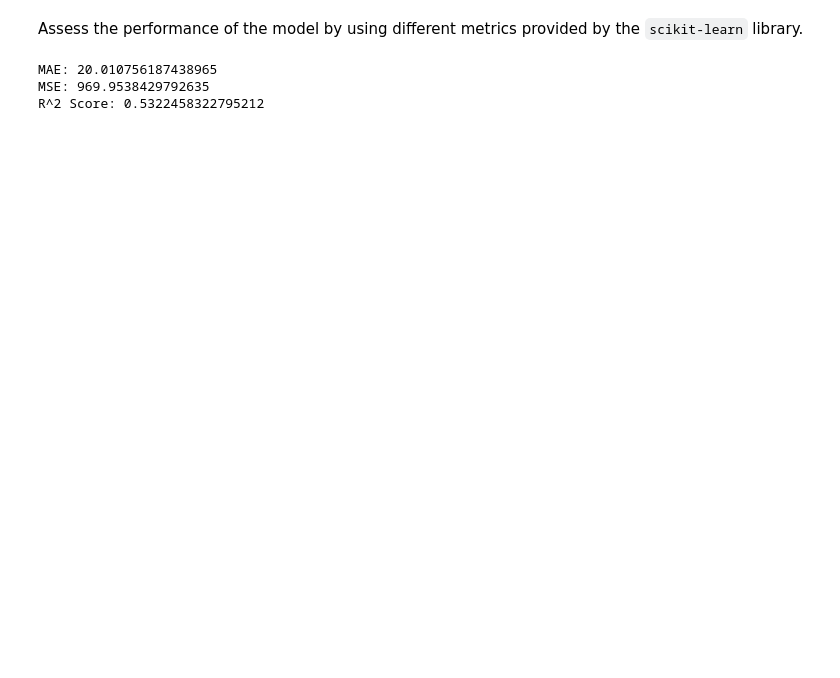
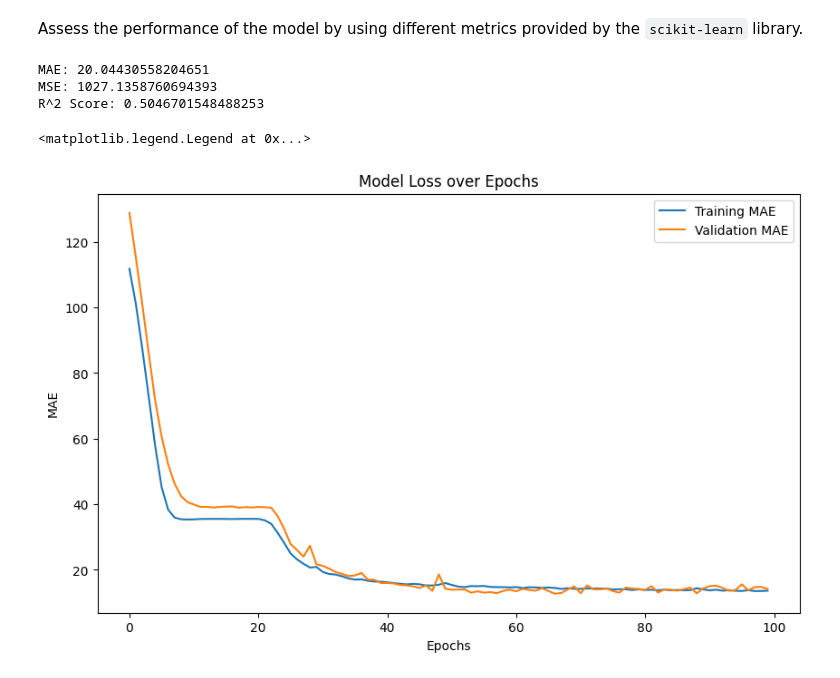
Before and after one commit to Fazlibeqir/Voved-Vo-Nauka-Za-Podatoci, a Jupyter notebook: Lab3/main/13.12.2024 5/Laboratory Exercise 3 - 13.12.2024 - 1700.ipynb, the cells around one changed output. Saved outputs shown, nothing was run; the diff lists cells and outputs as text; code cells hidden in the pictures; blank space fills up the shorter version.

```diff
--- a/Lab3/main/13.12.2024 5/Laboratory Exercise 3 - 13.12.2024 - 1700.ipynb
+++ b/Lab3/main/13.12.2024 5/Laboratory Exercise 3 - 13.12.2024 - 1700.ipynb
@@ -284,5 +284,5 @@ model = Sequential([
 ])
 
 model.compile(optimizer='adam', loss='mean_squared_error', metrics=['mae'])
-model.fit(X_train, y_train, epochs=50, batch_size=32, validation_split=0.2)
+history = model.fit(X_train, y_train, epochs=100, batch_size=32, validation_split=0.2)
 # %% [output]
@@ -326,6 +325,18 @@ print(f"MAE: {mae}")
 print(f"MSE: {mse}")
 print(f"R^2 Score: {r2}")
 # %% [output]
-MAE: 20.010756187438965
-MSE: 969.9538429792635
-R^2 Score: 0.5322458322795212
+MAE: 20.04430558204651
+MSE: 1027.1358760694393
+R^2 Score: 0.5046701548488253
+# %%
+plt.figure(figsize=(10, 6))
+plt.plot(history.history['mae'], label='Training MAE')
+plt.plot(history.history['val_mae'], label='Validation MAE')
+
+plt.title('Model Loss over Epochs')
+plt.xlabel('Epochs')
+plt.ylabel('MAE')
+plt.legend()
+# %% [output]
+<matplotlib.legend.Legend at 0x...>
+[figure, added]
```
Also changed, not shown: parts of 2 cells of this notebook.
